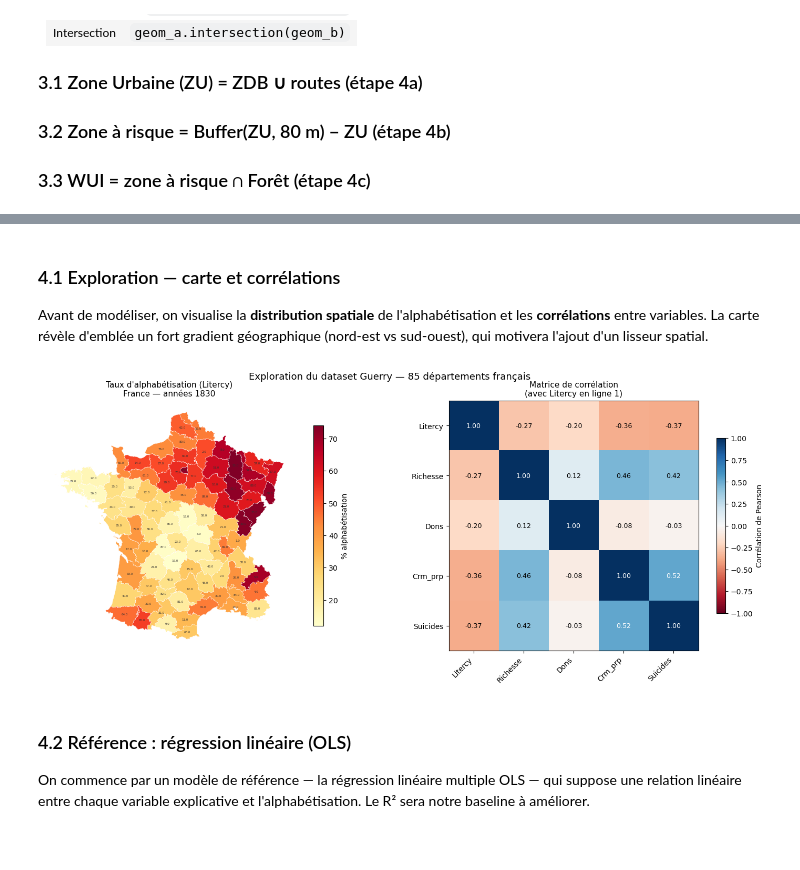
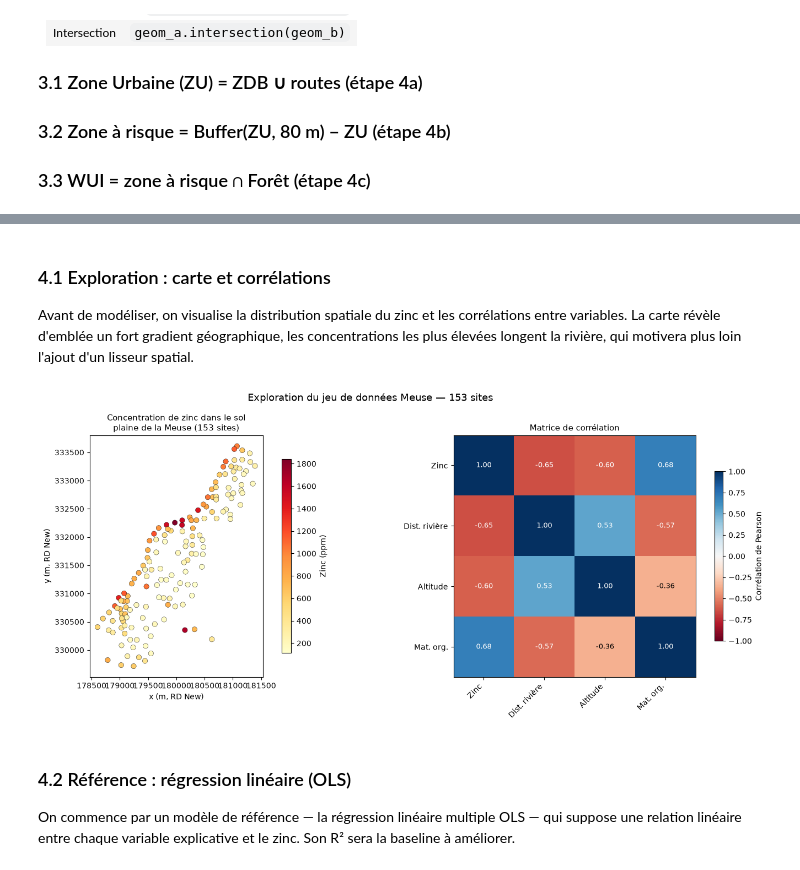
Before and after one commit to gse-unil/2026_Geoinformatique_II, a Jupyter notebook: tps/python/tp-py03.ipynb, the cells around one changed output, grey strips where cells are left out. Cells and saved outputs as stored; diff of their text form; code cells hidden in the pictures; blank space fills up the shorter version.

```diff
--- a/tps/python/tp-py03.ipynb
+++ b/tps/python/tp-py03.ipynb
@@ -442,44 +442,40 @@ max       74.0    86.0  27830.0  20235.0  163241.0
 # %% [markdown]
-### 4.1 Exploration — carte et corrélations
+### 4.1 Exploration : carte et corrélations
 
-Avant de modéliser, on visualise la **distribution spatiale** de l'alphabétisation et les **corrélations** entre variables. La carte révèle d'emblée un fort gradient géographique (nord-est vs sud-ouest), qui motivera l'ajout d'un lisseur spatial.
+Avant de modéliser, on visualise la distribution spatiale du zinc et les corrélations entre variables. La carte révèle d'emblée un fort gradient géographique, les concentrations les plus élevées longent la rivière, qui motivera plus loin l'ajout d'un lisseur spatial.
 # %%
-vars_corr = [target] + features + ['Suicids']
-corr = guerry[vars_corr].corr()
+vars_corr = [target] + features
+corr = meuse[vars_corr].corr()
 
 fig, axes = plt.subplots(1, 2, figsize=(15, 6))
 
-# Carte choroplèthe : alphabétisation
-guerry.plot(ax=axes[0], column=target, cmap='YlOrRd',
-            legend=True, legend_kwds={'label': "% alphabétisation", 'shrink': 0.8},
-            edgecolor='white', linewidth=0.3)
-axes[0].set_title("Taux d'alphabétisation (Litercy)\nFrance — années 1830", fontsize=11)
-axes[0].set_axis_off()
-# Ajouter les noms de régions aux centroïdes
-for _, row in guerry.iterrows():
-    axes[0].text(row['cx'], row['cy'], row['dept'],
-                 ha='center', va='center', fontsize=4, color='#333')
+# Carte : concentration de zinc (points), gradient depuis la rivière
+sc = axes[0].scatter(meuse['x'], meuse['y'], c=meuse['zinc'],
+                     cmap='YlOrRd', s=45, edgecolor='k', linewidth=0.3)
+plt.colorbar(sc, ax=axes[0], label='Zinc (ppm)', shrink=0.8)
+axes[0].set_title("Concentration de zinc dans le sol\nplaine de la Meuse (153 sites)", fontsize=11)
+axes[0].set_xlabel('x (m, RD New)'); axes[0].set_ylabel('y (m, RD New)')
+axes[0].set_aspect('equal')
 
 # Matrice de corrélation
 im = axes[1].imshow(corr, cmap='RdBu', vmin=-1, vmax=1)
-tick_labels = ['Litercy', 'Richesse', 'Dons', 'Crm_prp', 'Suicides']
+tick_labels = ['Zinc', 'Dist. rivière', 'Altitude', 'Mat. org.']
 axes[1].set_xticks(range(len(vars_corr))); axes[1].set_xticklabels(tick_labels, rotation=45, ha='right')
 axes[1].set_yticks(range(len(vars_corr))); axes[1].set_yticklabels(tick_labels)
 for i in range(len(vars_corr)):
     for j in range(len(vars_corr)):
-        axes[1].text(j, i, f"{corr.iloc[i, j]:.2f}",
-                     ha='center', va='center', fontsize=9,
+        axes[1].text(j, i, f"{corr.iloc[i, j]:.2f}", ha='center', va='center', fontsize=9,
                      color='white' if abs(corr.iloc[i, j]) > 0.5 else 'black')
 plt.colorbar(im, ax=axes[1], shrink=0.7, label='Corrélation de Pearson')
-axes[1].set_title("Matrice de corrélation\n(avec Litercy en ligne 1)", fontsize=11)
+axes[1].set_title("Matrice de corrélation", fontsize=11)
 
-plt.suptitle("Exploration du dataset Guerry — 85 départements français", fontsize=13)
+plt.suptitle("Exploration du jeu de données Meuse — 153 sites", fontsize=13)
 plt.tight_layout()
 plt.show()
 # %% [output]
-[figure, old version]
+[figure, new version]
 # %% [markdown]
 ### 4.2 Référence : régression linéaire (OLS)
 
-On commence par un modèle de référence — la régression linéaire multiple OLS — qui suppose une relation linéaire entre chaque variable explicative et l'alphabétisation. Le R² sera notre baseline à améliorer.
+On commence par un modèle de référence — la régression linéaire multiple OLS — qui suppose une relation linéaire entre chaque variable explicative et le zinc. Son R² sera la baseline à améliorer.
 # %%
```
Also changed, not shown: parts of 29 cells of this notebook, 4 other files.
